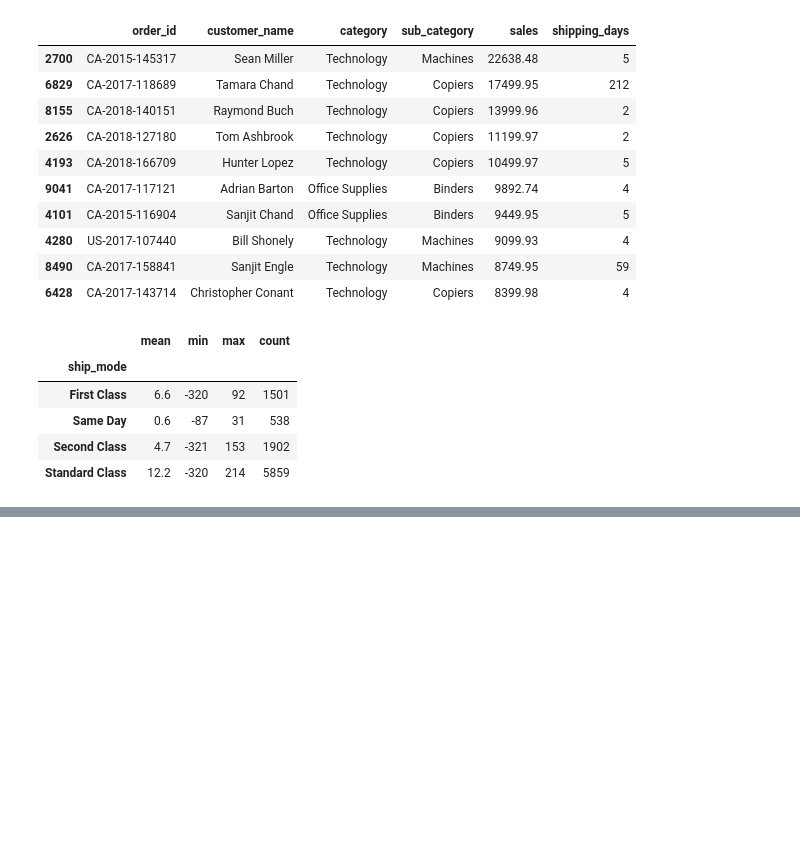
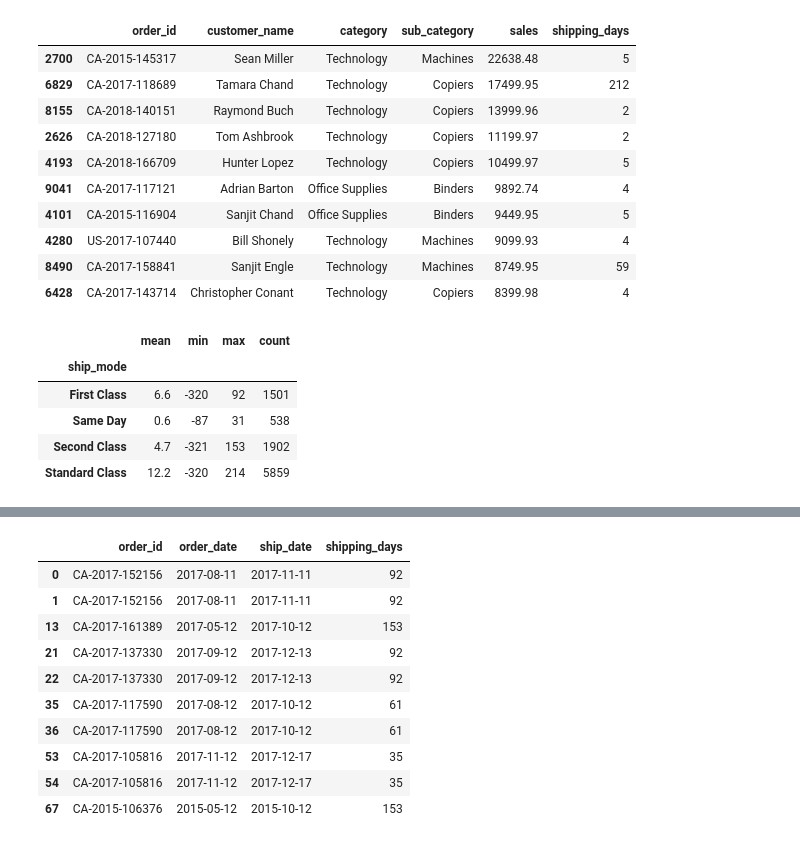
Before and after one commit to suzzzel5/Superstore-end-to-end-analysis, a Jupyter notebook: notebooks/data_analysis.ipynb, the cells around one changed output, grey strips where cells are left out. Saved outputs shown, nothing was run; the diff lists cells and outputs as text; code cells hidden in the pictures; blank space fills up the shorter version.

```diff
--- a/notebooks/data_analysis.ipynb
+++ b/notebooks/data_analysis.ipynb
@@ -148,0 +165,15 @@ shipping_summary
+# %%
+# And the extreme high end
+df[df['shipping_days'] > 30][['order_id', 'order_date', 'ship_date', 'shipping_days']].head(10)
+# %% [output]
+|  | order_id | order_date | ship_date | shipping_days |
+| 0 | CA-2017-152156 | 2017-08-11 | 2017-11-11 | 92 |
+| 1 | CA-2017-152156 | 2017-08-11 | 2017-11-11 | 92 |
+| 13 | CA-2017-161389 | 2017-05-12 | 2017-10-12 | 153 |
+| 21 | CA-2017-137330 | 2017-09-12 | 2017-12-13 | 92 |
+| 22 | CA-2017-137330 | 2017-09-12 | 2017-12-13 | 92 |
+| 35 | CA-2017-117590 | 2017-08-12 | 2017-10-12 | 61 |
+| 36 | CA-2017-117590 | 2017-08-12 | 2017-10-12 | 61 |
+| 53 | CA-2017-105816 | 2017-11-12 | 2017-12-17 | 35 |
+| 54 | CA-2017-105816 | 2017-11-12 | 2017-12-17 | 35 |
+| 67 | CA-2015-106376 | 2015-05-12 | 2015-10-12 | 153 |
```
Also changed, not shown: parts of 18 cells of this notebook, 1 other file.
